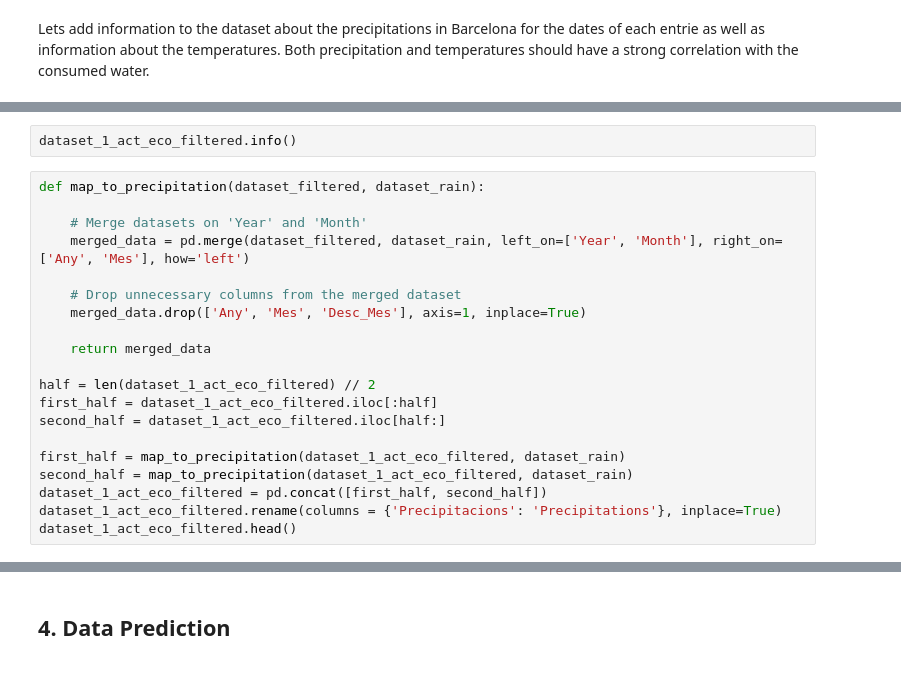
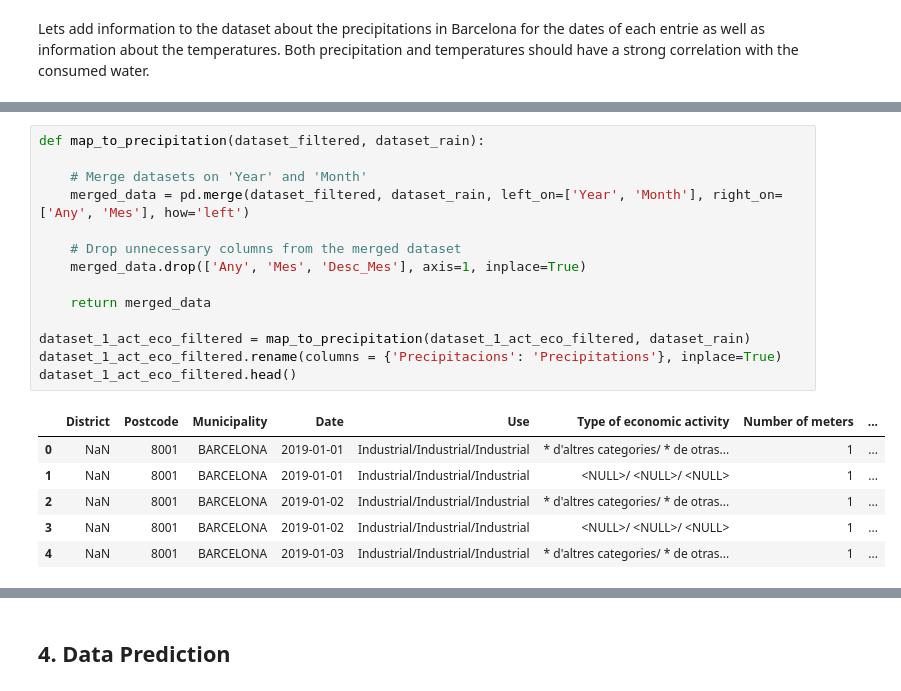
Before and after one commit to edithruizz/TFG, a Jupyter notebook: Python_Notebooks/dataset1_activitat_eco_v2.ipynb, the cells around one changed output, grey strips where cells are left out. Drawn from its saved outputs; the diff is of its cells as text.

```diff
--- a/Python_Notebooks/dataset1_activitat_eco_v2.ipynb
+++ b/Python_Notebooks/dataset1_activitat_eco_v2.ipynb
@@ -306,22 +462,21 @@ dataset_rain.head()
-# %%
-dataset_1_act_eco_filtered.info()
 # %%
 def map_to_precipitation(dataset_filtered, dataset_rain):
 
     # Merge datasets on 'Year' and 'Month'
     merged_data = pd.merge(dataset_filtered, dataset_rain, left_on=['Year', 'Month'], right_on=['Any', 'Mes'], how='left')
 
     # Drop unnecessary columns from the merged dataset
     merged_data.drop(['Any', 'Mes', 'Desc_Mes'], axis=1, inplace=True)
 
     return merged_data
 
-half = len(dataset_1_act_eco_filtered) // 2
-first_half = dataset_1_act_eco_filtered.iloc[:half]
-second_half = dataset_1_act_eco_filtered.iloc[half:]
-
-first_half = map_to_precipitation(dataset_1_act_eco_filtered, dataset_rain)
-second_half = map_to_precipitation(dataset_1_act_eco_filtered, dataset_rain)
-dataset_1_act_eco_filtered = pd.concat([first_half, second_half])
+dataset_1_act_eco_filtered = map_to_precipitation(dataset_1_act_eco_filtered, dataset_rain)
 dataset_1_act_eco_filtered.rename(columns = {'Precipitacions': 'Precipitations'}, inplace=True)
 dataset_1_act_eco_filtered.head()
+# %% [output]
+|  | District | Postcode | Municipality | Date | Use | Type of economic activity | Number of meters | ... |
+| 0 | NaN | 8001 | BARCELONA | 2019-01-01 | Industrial/Industrial/Industrial | * d'altres categories/ * de otras... | 1 | ... |
+| 1 | NaN | 8001 | BARCELONA | 2019-01-01 | Industrial/Industrial/Industrial | <NULL>/ <NULL>/ <NULL> | 1 | ... |
+| 2 | NaN | 8001 | BARCELONA | 2019-01-02 | Industrial/Industrial/Industrial | * d'altres categories/ * de otras... | 1 | ... |
+| 3 | NaN | 8001 | BARCELONA | 2019-01-02 | Industrial/Industrial/Industrial | <NULL>/ <NULL>/ <NULL> | 1 | ... |
+| 4 | NaN | 8001 | BARCELONA | 2019-01-03 | Industrial/Industrial/Industrial | * d'altres categories/ * de otras... | 1 | ... |
```
Also changed, not shown: parts of 36 cells of this notebook, 2 other files.
